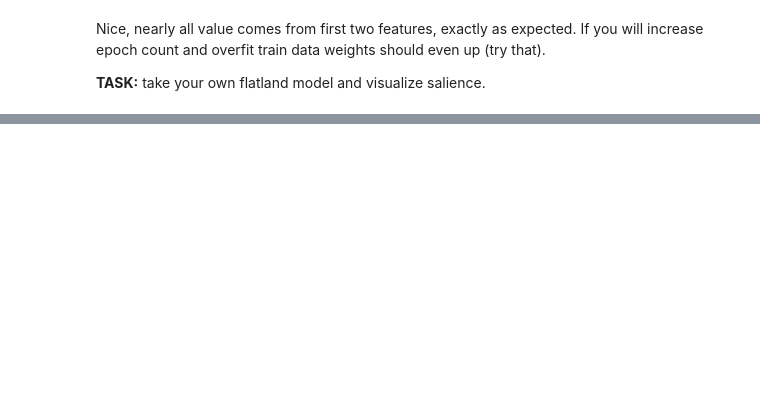
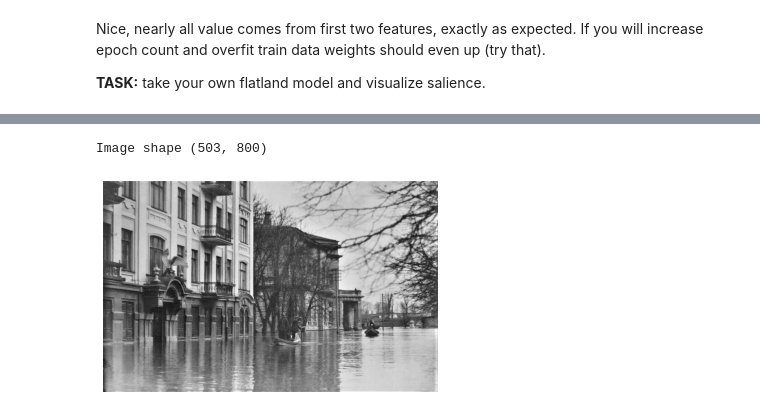
Before and after one commit to trokas/ai_primer, a Jupyter notebook: Varia.ipynb, the cells around one changed output, grey strips where cells are left out. Saved outputs shown, nothing was run; the diff lists cells and outputs as text; code cells hidden in the pictures; blank space fills up the shorter version.

```diff
--- a/Varia.ipynb
+++ b/Varia.ipynb
@@ -90,0 +129,13 @@ Interesting fact: using Autoencoders we can easily replicate SVD and PCA! We wil
+# %%
+def plot(X):
+    """Just a little helper function to get a nice image plot"""
+    m = 255 if X.max() > 200 else 1
+    plt.imshow(X, cmap='gray', vmin=0, vmax=m)
+    plt.axis('off')
+# %%
+X = cv2.imread('img/flud.jpg', cv2.IMREAD_GRAYSCALE)
+print(f'Image shape {X.shape}')
+plot(X)
+# %% [output]
+Image shape (503, 800)
+[figure, added]
```
Also changed, not shown: parts of 23 cells of this notebook.
